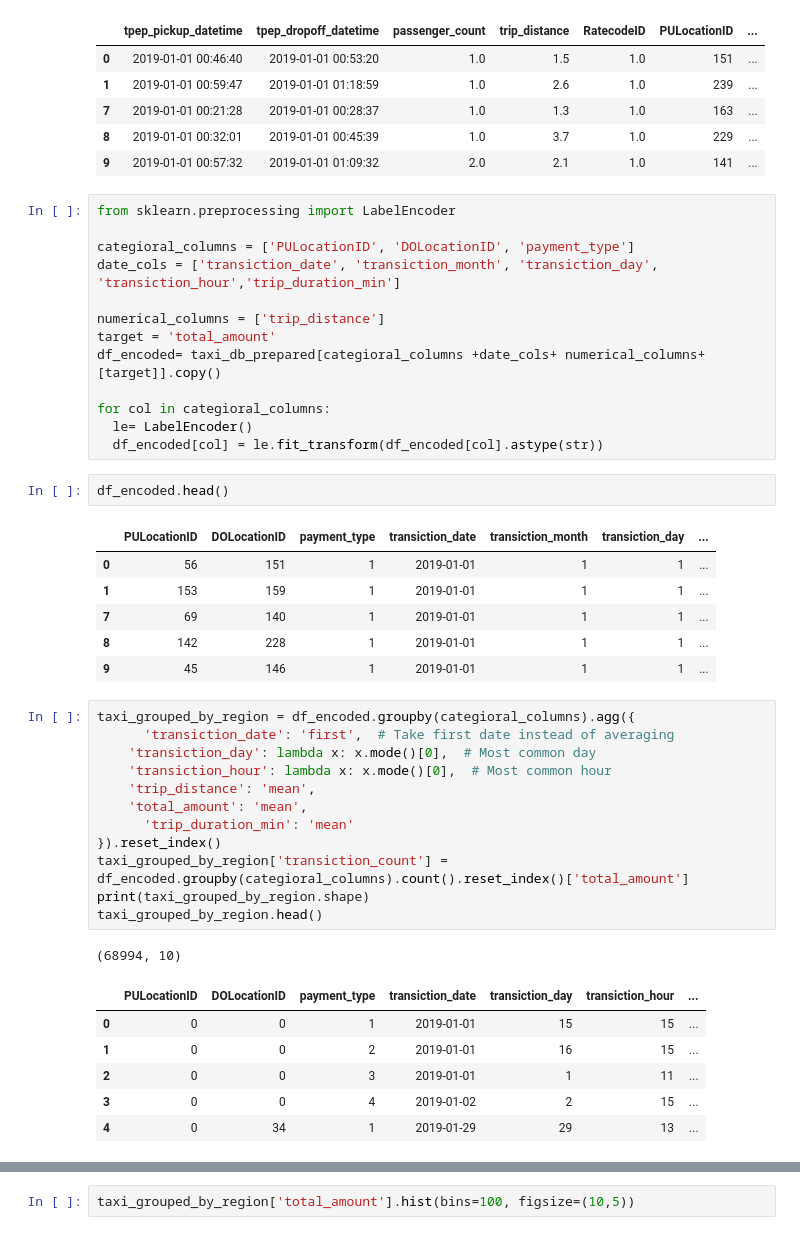
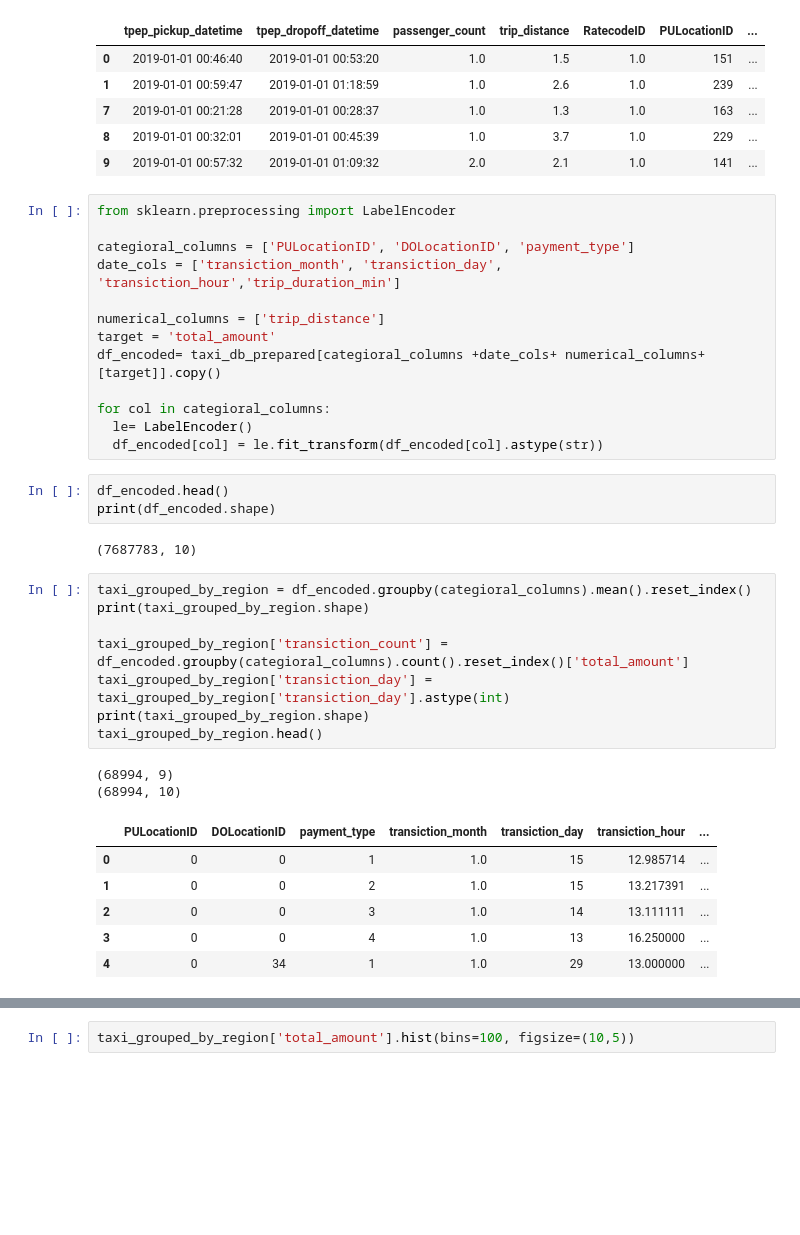
Before and after one commit to ebraheem002/nyc-taxi, a Jupyter notebook: presentable nootebook.ipynb, the cells around one changed output, grey strips where cells are left out. Saved outputs shown, nothing was run; the diff lists cells and outputs as text; blank space fills up the shorter version.

```diff
--- a/presentable nootebook.ipynb
+++ b/presentable nootebook.ipynb
@@ -182,7 +184,7 @@ taxi_db_prepared.head()
 from sklearn.preprocessing import LabelEncoder
 
 categioral_columns = ['PULocationID', 'DOLocationID', 'payment_type']
-date_cols = ['transiction_date', 'transiction_month', 'transiction_day', 'transiction_hour','trip_duration_min']
+date_cols = ['transiction_month', 'transiction_day', 'transiction_hour','trip_duration_min']
 
 numerical_columns = ['trip_distance']
 target = 'total_amount'
@@ -193,30 +195,23 @@ for col in categioral_columns:
   df_encoded[col] = le.fit_transform(df_encoded[col].astype(str))
 # %%
 df_encoded.head()
+print(df_encoded.shape)
 # %% [output]
-|  | PULocationID | DOLocationID | payment_type | transiction_date | transiction_month | transiction_day | ... |
-| 0 | 56 | 151 | 1 | 2019-01-01 | 1 | 1 | ... |
-| 1 | 153 | 159 | 1 | 2019-01-01 | 1 | 1 | ... |
-| 7 | 69 | 140 | 1 | 2019-01-01 | 1 | 1 | ... |
-| 8 | 142 | 228 | 1 | 2019-01-01 | 1 | 1 | ... |
-| 9 | 45 | 146 | 1 | 2019-01-01 | 1 | 1 | ... |
+(7687783, 10)
 # %%
-taxi_grouped_by_region = df_encoded.groupby(categioral_columns).agg({
-      'transiction_date': 'first',  # Take first date instead of averaging
-    'transiction_day': lambda x: x.mode()[0],  # Most common day
-    'transiction_hour': lambda x: x.mode()[0],  # Most common hour
-    'trip_distance': 'mean',
-    'total_amount': 'mean',
-      'trip_duration_min': 'mean'
-}).reset_index()
+taxi_grouped_by_region = df_encoded.groupby(categioral_columns).mean().reset_index()
+print(taxi_grouped_by_region.shape)
+
 taxi_grouped_by_region['transiction_count'] = df_encoded.groupby(categioral_columns).count().reset_index()['total_amount']
+taxi_grouped_by_region['transiction_day'] = taxi_grouped_by_region['transiction_day'].astype(int)
 print(taxi_grouped_by_region.shape)
 taxi_grouped_by_region.head()
 # %% [output]
+(68994, 9)
 (68994, 10)
-|  | PULocationID | DOLocationID | payment_type | transiction_date | transiction_day | transiction_hour | ... |
-| 0 | 0 | 0 | 1 | 2019-01-01 | 15 | 15 | ... |
-| 1 | 0 | 0 | 2 | 2019-01-01 | 16 | 15 | ... |
-| 2 | 0 | 0 | 3 | 2019-01-01 | 1 | 11 | ... |
-| 3 | 0 | 0 | 4 | 2019-01-02 | 2 | 15 | ... |
-| 4 | 0 | 34 | 1 | 2019-01-29 | 29 | 13 | ... |
+|  | PULocationID | DOLocationID | payment_type | transiction_month | transiction_day | transiction_hour | ... |
+| 0 | 0 | 0 | 1 | 1.0 | 15 | 12.985714 | ... |
+| 1 | 0 | 0 | 2 | 1.0 | 15 | 13.217391 | ... |
+| 2 | 0 | 0 | 3 | 1.0 | 14 | 13.111111 | ... |
+| 3 | 0 | 0 | 4 | 1.0 | 13 | 16.250000 | ... |
+| 4 | 0 | 34 | 1 | 1.0 | 29 | 13.000000 | ... |
```
Also changed, not shown: parts of 7 cells of this notebook.
